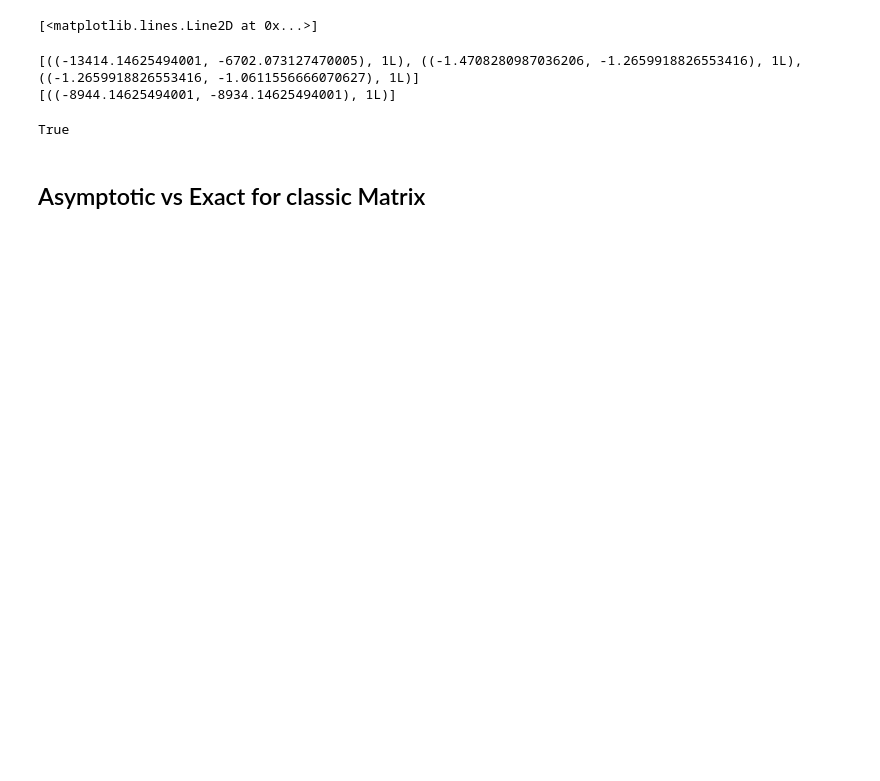
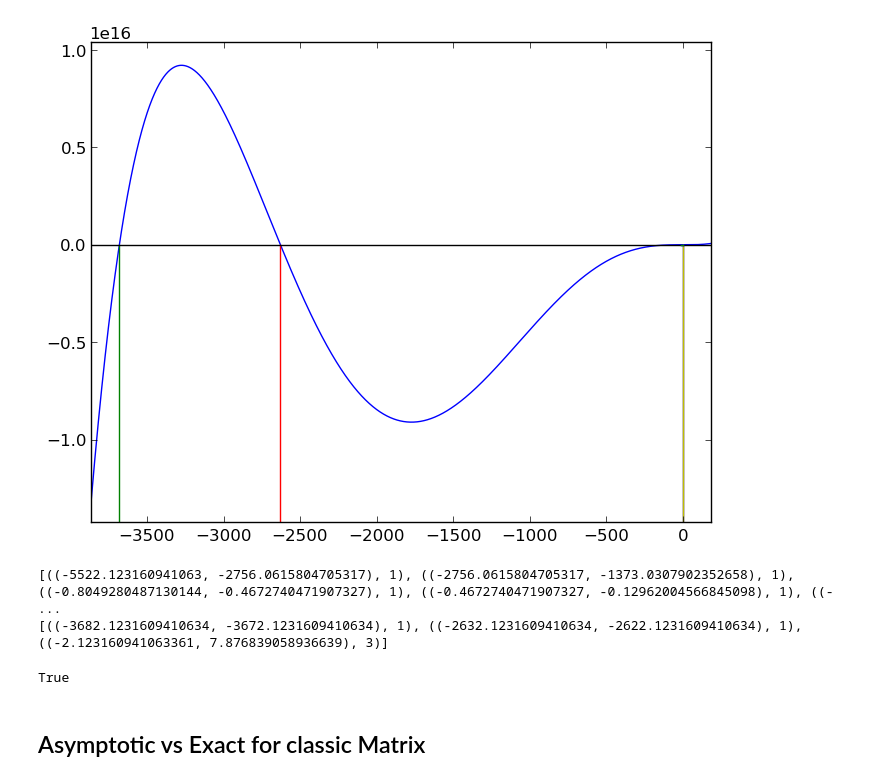
Before and after one commit to DCPROGS/HJCFIT, a Jupyter notebook: exploration/asymptotes.ipynb, the cells around one changed output. Drawn from its saved outputs; the diff is of its cells as text; code cells hidden in the pictures; blank space fills up the shorter version.

```diff
--- a/exploration/asymptotes.ipynb
+++ b/exploration/asymptotes.ipynb
@@ -10,15 +10,16 @@ plot_roots(equation, size=25000)
 # %%
 x = arange(-10, 0e0, 1e-2)
 plot(x, equation(x))
+display(gcf())
 # %% [output]
-[<matplotlib.lines.Line2D at 0x...>]
+[figure, added]
 # %%
 from dcprogs.likelihood import find_root_intervals_brute_force
-print find_root_intervals(equation)
-print find_root_intervals_brute_force(equation, 10)
+print(find_root_intervals(equation))
+print(find_root_intervals_brute_force(equation, 10))
 # %% [output]
-[((-13414.14625494001, -6702.073127470005), 1L), ((-1.4708280987036206, -1.2659918826553416), 1L), ((-1.2659918826553416, -1.0611556666070627), 1L)]
-[((-8944.14625494001, -8934.14625494001), 1L)]
+[((-5522.123160941063, -2756.0615804705317), 1), ((-2756.0615804705317, -1373.0307902352658), 1), ((-0.8049280487130144, -0.4672740471907327), 1), ((-0.4672740471907327, -0.12962004566845098), 1), ((- ...
+[((-3682.1231609410634, -3672.1231609410634), 1), ((-2632.1231609410634, -2622.1231609410634), 1), ((-2.123160941063361, 7.876839058936639), 3)]
 # %%
 def trial():
     from numpy import all
```
Also changed, not shown: parts of 6 cells of this notebook, 22 other files.
